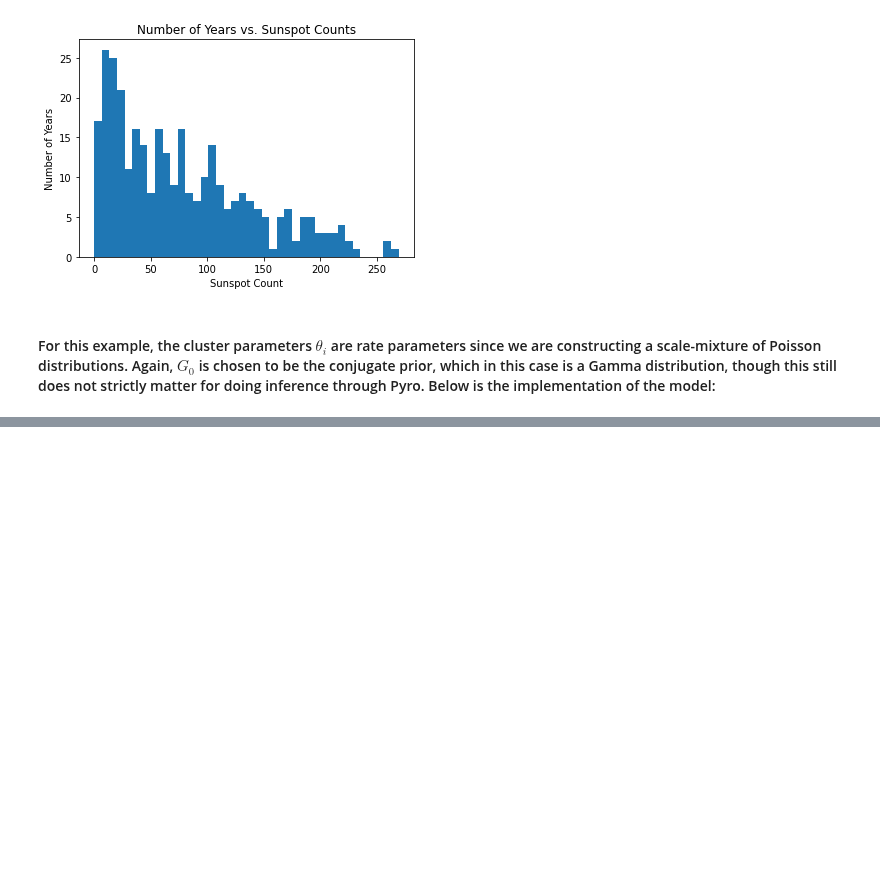
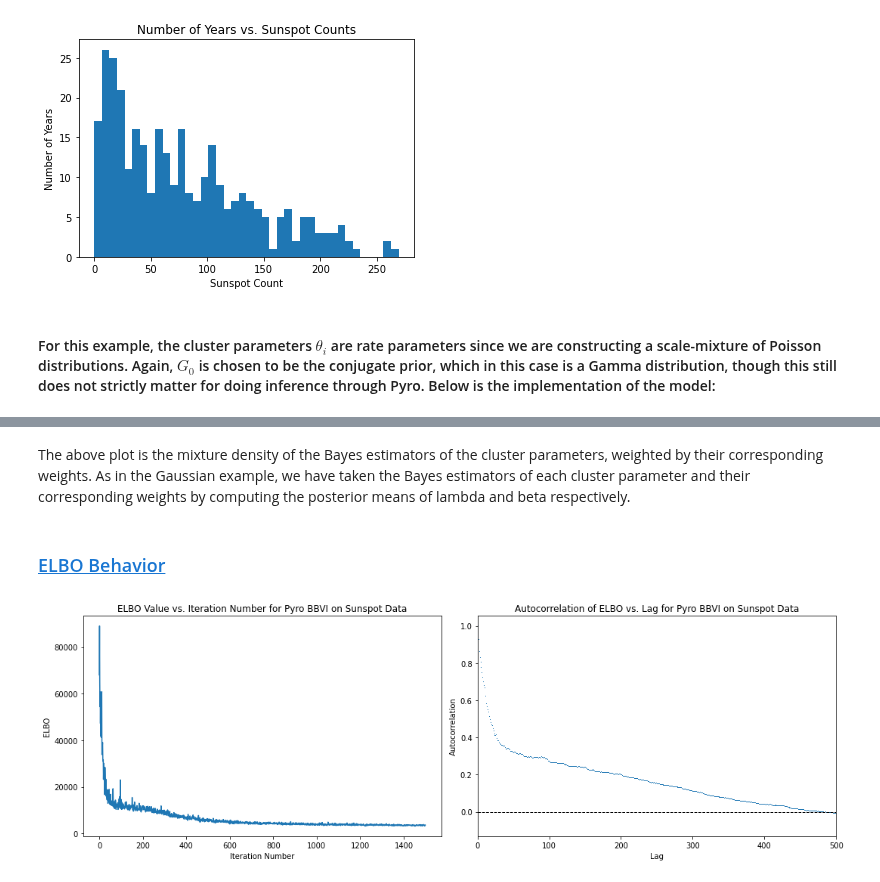
Before and after one commit to drclab/GP_VAE, a Jupyter notebook: drclab/Pyro/svi_DPM.ipynb, the cells around one changed output, grey strips where cells are left out. Cells and saved outputs as stored; diff of their text form; code cells hidden in the pictures; blank space fills up the shorter version.

```diff
--- a/drclab/Pyro/svi_DPM.ipynb
+++ b/drclab/Pyro/svi_DPM.ipynb
@@ -184,0 +246,24 @@ plt.show()
+# %% [markdown]
+The above plot is the mixture density of the Bayes estimators of the cluster parameters, weighted by their corresponding weights. As in the Gaussian example, we have taken the Bayes estimators of each cluster parameter and their corresponding weights by computing the posterior means of lambda and beta respectively.
+# %% [markdown]
+### [ELBO Behavior](http://pyro.ai/examples/dirichlet_process_mixture.html#ELBO-Behavior)
+# %%
+elbo_plot = plt.figure(figsize=(15, 5))
+
+elbo_ax = elbo_plot.add_subplot(1, 2, 1)
+elbo_ax.set_title("ELBO Value vs. Iteration Number for Pyro BBVI on Sunspot Data")
+elbo_ax.set_ylabel("ELBO")
+elbo_ax.set_xlabel("Iteration Number")
+elbo_ax.plot(np.arange(n_iters), losses)
+
+autocorr_ax = elbo_plot.add_subplot(1, 2, 2)
+autocorr_ax.acorr(np.asarray(losses), detrend=lambda x: x - x.mean(), maxlags=750, usevlines=False, marker=',')
+autocorr_ax.set_xlim(0, 500)
+autocorr_ax.axhline(0, ls="--", c="k", lw=1)
+autocorr_ax.set_title("Autocorrelation of ELBO vs. Lag for Pyro BBVI on Sunspot Data")
+autocorr_ax.set_xlabel("Lag")
+autocorr_ax.set_ylabel("Autocorrelation")
+elbo_plot.tight_layout()
+plt.show()
+# %% [output]
+[figure, added]
```
Also changed, not shown: parts of 17 cells of this notebook.
